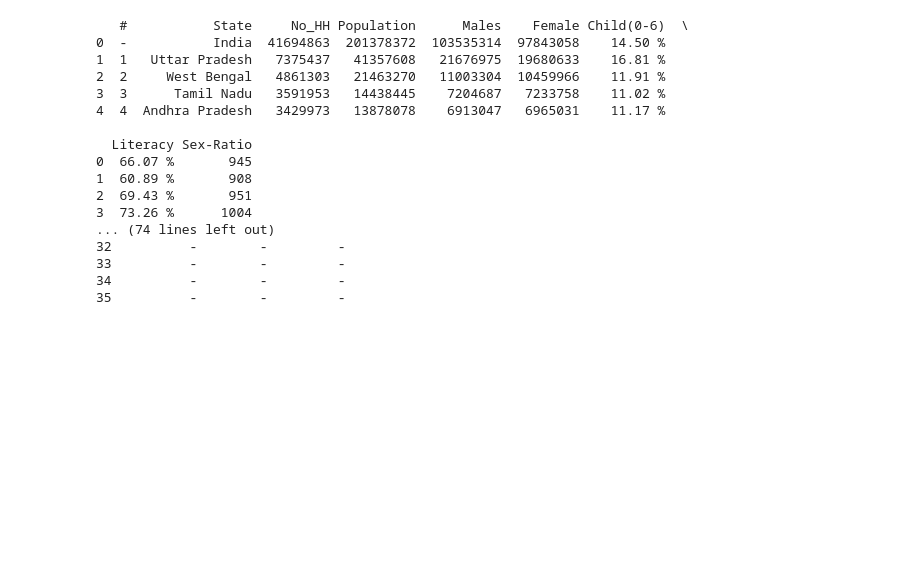
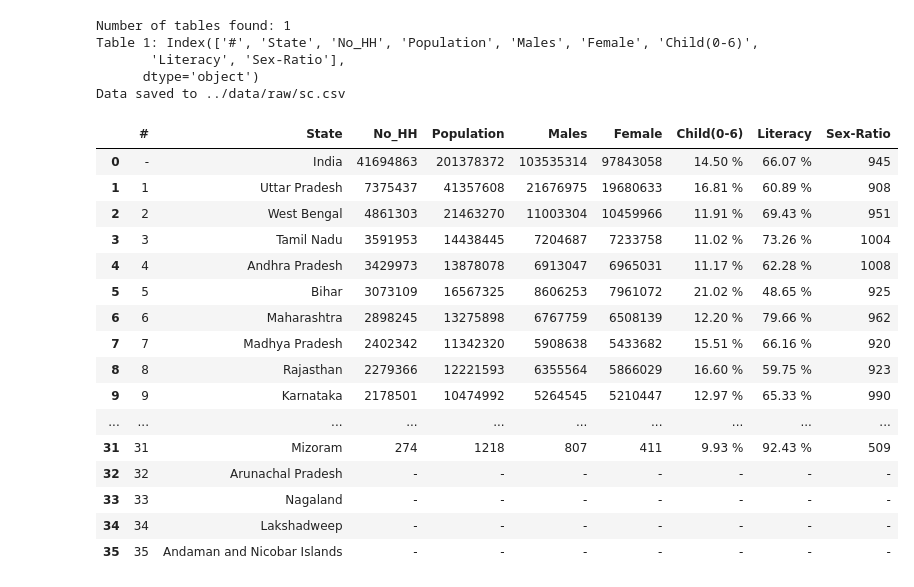
Before and after one commit to ujjwaltyagi2000/manthan, a Jupyter notebook: notebooks/1-data_fetch.ipynb, the cells around one changed output. Cells and saved outputs as stored; diff of their text form; code cells hidden in the pictures; blank space fills up the shorter version.

```diff
--- a/notebooks/1-data_fetch.ipynb
+++ b/notebooks/1-data_fetch.ipynb
@@ -190,24 +272,28 @@ Data saved to ../data/raw/literacy.csv
 # %%
-url_sc = "https://www.census2011.co.in/scheduled-castes.php"
+sc_url = "https://www.census2011.co.in/scheduled-castes.php"
 sc_csv = "../data/raw/sc.csv"
-religion_df = scrape_census_data(url_sc, sc_csv)
-print(religion_df)
+scrape_dynamic_data(sc_url, sc_csv)
 # %% [output]
-   #           State     No_HH Population      Males    Female Child(0-6)  \
-0  -           India  41694863  201378372  103535314  97843058    14.50 %
-1  1   Uttar Pradesh   7375437   41357608   21676975  19680633    16.81 %
-2  2     West Bengal   4861303   21463270   11003304  10459966    11.91 %
-3  3      Tamil Nadu   3591953   14438445    7204687   7233758    11.02 %
-4  4  Andhra Pradesh   3429973   13878078    6913047   6965031    11.17 %
-
-  Literacy Sex-Ratio
-0  66.07 %       945
-1  60.89 %       908
-2  69.43 %       951
-3  73.26 %      1004
-... (74 lines left out)
-32          -        -         -
-33          -        -         -
-34          -        -         -
-35          -        -         -
+Number of tables found: 1
+Table 1: Index(['#', 'State', 'No_HH', 'Population', 'Males', 'Female', 'Child(0-6)',
+       'Literacy', 'Sex-Ratio'],
+      dtype='object')
+Data saved to ../data/raw/sc.csv
+|  | # | State | No_HH | Population | Males | Female | Child(0-6) | Literacy | Sex-Ratio |
+| 0 | - | India | 41694863 | 201378372 | 103535314 | 97843058 | 14.50 % | 66.07 % | 945 |
+| 1 | 1 | Uttar Pradesh | 7375437 | 41357608 | 21676975 | 19680633 | 16.81 % | 60.89 % | 908 |
+| 2 | 2 | West Bengal | 4861303 | 21463270 | 11003304 | 10459966 | 11.91 % | 69.43 % | 951 |
+| 3 | 3 | Tamil Nadu | 3591953 | 14438445 | 7204687 | 7233758 | 11.02 % | 73.26 % | 1004 |
+| 4 | 4 | Andhra Pradesh | 3429973 | 13878078 | 6913047 | 6965031 | 11.17 % | 62.28 % | 1008 |
+| 5 | 5 | Bihar | 3073109 | 16567325 | 8606253 | 7961072 | 21.02 % | 48.65 % | 925 |
+| 6 | 6 | Maharashtra | 2898245 | 13275898 | 6767759 | 6508139 | 12.20 % | 79.66 % | 962 |
+| 7 | 7 | Madhya Pradesh | 2402342 | 11342320 | 5908638 | 5433682 | 15.51 % | 66.16 % | 920 |
+| 8 | 8 | Rajasthan | 2279366 | 12221593 | 6355564 | 5866029 | 16.60 % | 59.75 % | 923 |
+| 9 | 9 | Karnataka | 2178501 | 10474992 | 5264545 | 5210447 | 12.97 % | 65.33 % | 990 |
+| ... | ... | ... | ... | ... | ... | ... | ... | ... | ... |
+| 31 | 31 | Mizoram | 274 | 1218 | 807 | 411 | 9.93 % | 92.43 % | 509 |
+| 32 | 32 | Arunachal Pradesh | - | - | - | - | - | - | - |
+| 33 | 33 | Nagaland | - | - | - | - | - | - | - |
+| 34 | 34 | Lakshadweep | - | - | - | - | - | - | - |
+| 35 | 35 | Andaman and Nicobar Islands | - | - | - | - | - | - | - |
 # %%
```
Also changed, not shown: parts of 16 cells of this notebook, 3 other files.
